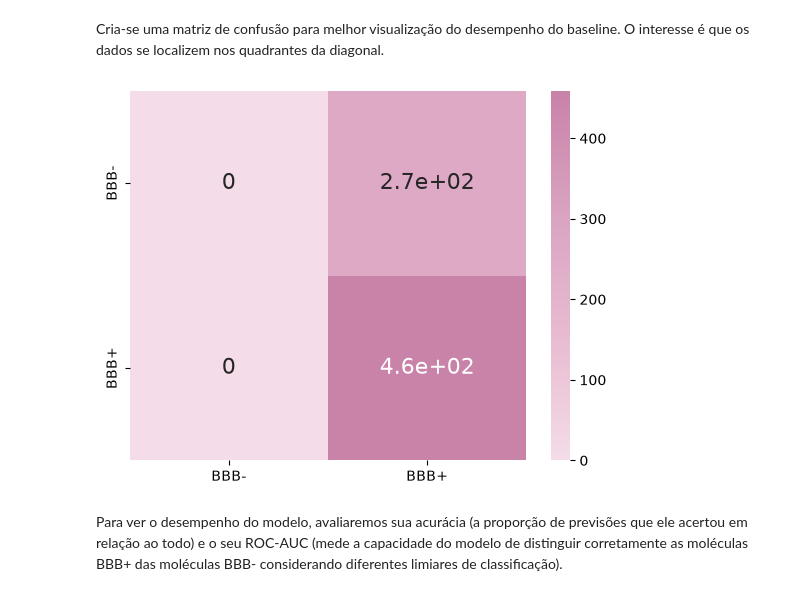
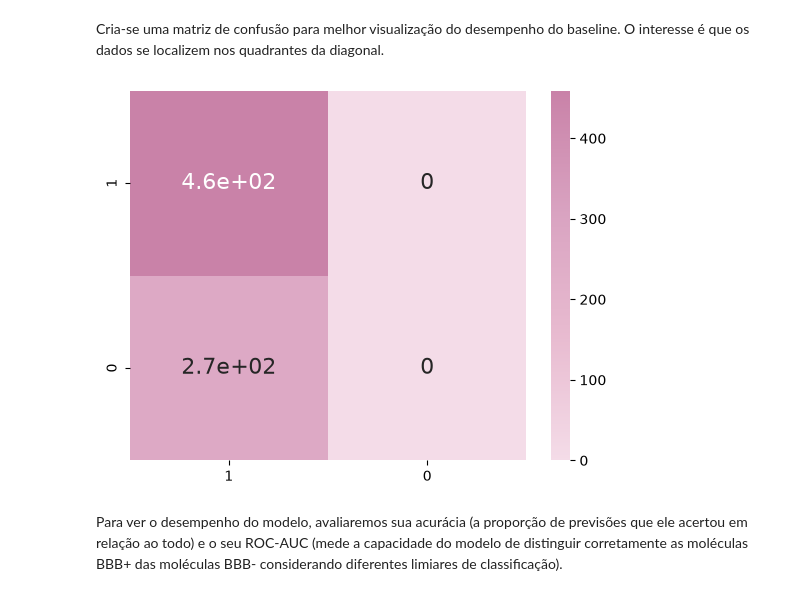
Before and after one commit to Maria-Clara-CosFerreira/brain-permeability-prediction, a Jupyter notebook: Trabalho-Final.ipynb, the cells around one changed output. Drawn from its saved outputs; the diff is of its cells as text; code cells hidden in the pictures.

```diff
--- a/Trabalho-Final.ipynb
+++ b/Trabalho-Final.ipynb
@@ -303,27 +304,28 @@ DummyClassifier()
 Cria-se uma matriz de confusão para melhor visualização do desempenho do baseline. O interesse é que os dados se localizem nos quadrantes da diagonal.
 # %%
 # Aqui se usa confusion_matrix
-ordem_labels = df_modelagem["BBB+/BBB-"].unique().tolist()
 
 y_verdadeiro = y_teste
 y_previsao = modelo_baseline.predict(X_teste)
+ordem_labels = [1, 0]
+nomes = ["BBB+", "BBB-"]
 
 matriz_conf = confusion_matrix(y_verdadeiro, y_previsao, labels=ordem_labels)
 df_conf = pd.DataFrame(matriz_conf, ordem_labels, ordem_labels)
 
 # Aquis se usa LinearSegmentedColormap
 
 paleta = LinearSegmentedColormap.from_list(
     "soft_scientific",
     [ "#F4DCE8",
     "#E8BBD0",
     "#D9A3C1",
     "#C982A8",]
 )
 
 sns.heatmap(df_conf, annot=True, annot_kws={"size": 16}, cmap = paleta);
 # %% [output]
-[figure, old version]
+[figure, new version]
 # %% [markdown]
 Para ver o desempenho do modelo, avaliaremos sua acurácia (a proporção de previsões que ele acertou em relação ao todo) e o seu ROC-AUC (mede a capacidade do modelo de distinguir corretamente as moléculas BBB+ das moléculas BBB- considerando diferentes limiares de classificação).
 # %%
```
Also changed, not shown: parts of 38 cells of this notebook.
